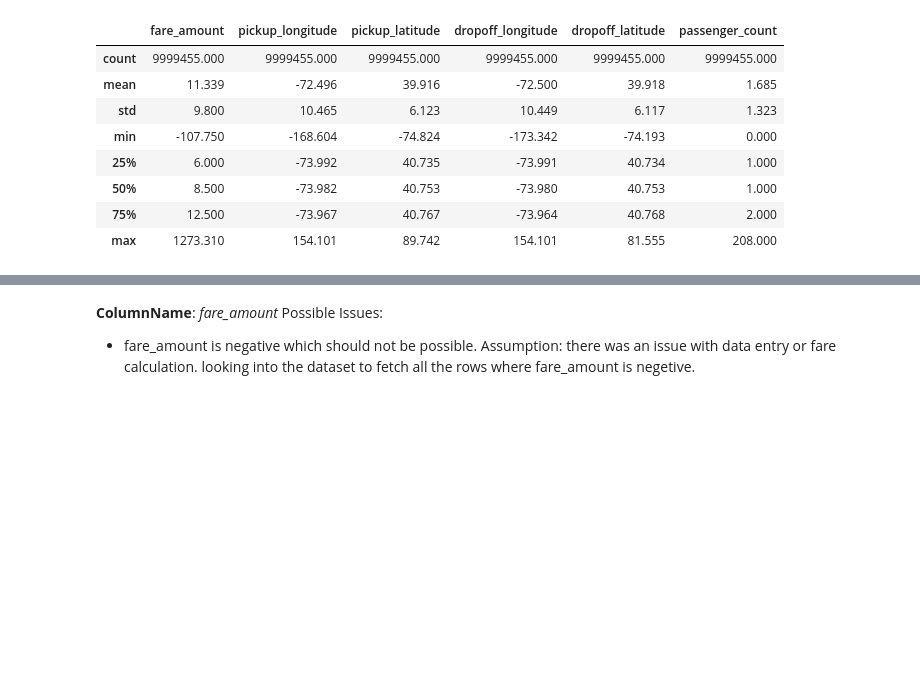
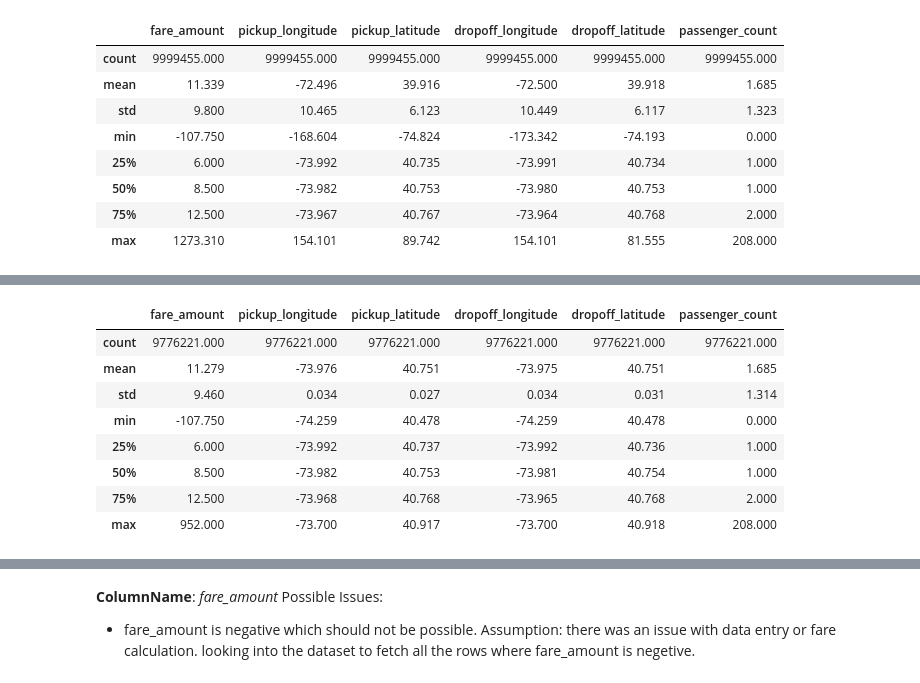
Before and after one commit to vlokwani/new-york-taxi-fare-prediction, a Jupyter notebook: Notebook/data-cleanup.ipynb, the cells around one changed output, grey strips where cells are left out. Cells and saved outputs as stored; diff of their text form; code cells hidden in the pictures; blank space fills up the shorter version.

```diff
--- a/Notebook/data-cleanup.ipynb
+++ b/Notebook/data-cleanup.ipynb
@@ -140,0 +147,20 @@ display(train_df.describe())
+# %%
+# Fetching all points in this range to get a better idea of the sample dataset.
+
+nyc_coordinates = train_df[(train_df['pickup_longitude'].between(-74.259090, -73.700272)) &
+                             (train_df['pickup_latitude'].between(40.477399, 40.917577)) &
+                             (train_df['dropoff_longitude'].between(-74.259090, -73.700272)) &
+                             (train_df['dropoff_latitude'].between(40.477399, 40.917577))]
+
+display(nyc_coordinates.describe(), nyc_coordinates.head())
+nyc_coor_index = nyc_coordinates.index
+# %% [output]
+|  | fare_amount | pickup_longitude | pickup_latitude | dropoff_longitude | dropoff_latitude | passenger_count |
+| count | 9776221.000 | 9776221.000 | 9776221.000 | 9776221.000 | 9776221.000 | 9776221.000 |
+| mean | 11.279 | -73.976 | 40.751 | -73.975 | 40.751 | 1.685 |
+| std | 9.460 | 0.034 | 0.027 | 0.034 | 0.031 | 1.314 |
+| min | -107.750 | -74.259 | 40.478 | -74.259 | 40.478 | 0.000 |
+| 25% | 6.000 | -73.992 | 40.737 | -73.992 | 40.736 | 1.000 |
+| 50% | 8.500 | -73.982 | 40.753 | -73.981 | 40.754 | 1.000 |
+| 75% | 12.500 | -73.968 | 40.768 | -73.965 | 40.768 | 2.000 |
+| max | 952.000 | -73.700 | 40.917 | -73.700 | 40.918 | 208.000 |
```
Also changed, not shown: parts of 11 cells of this notebook.
